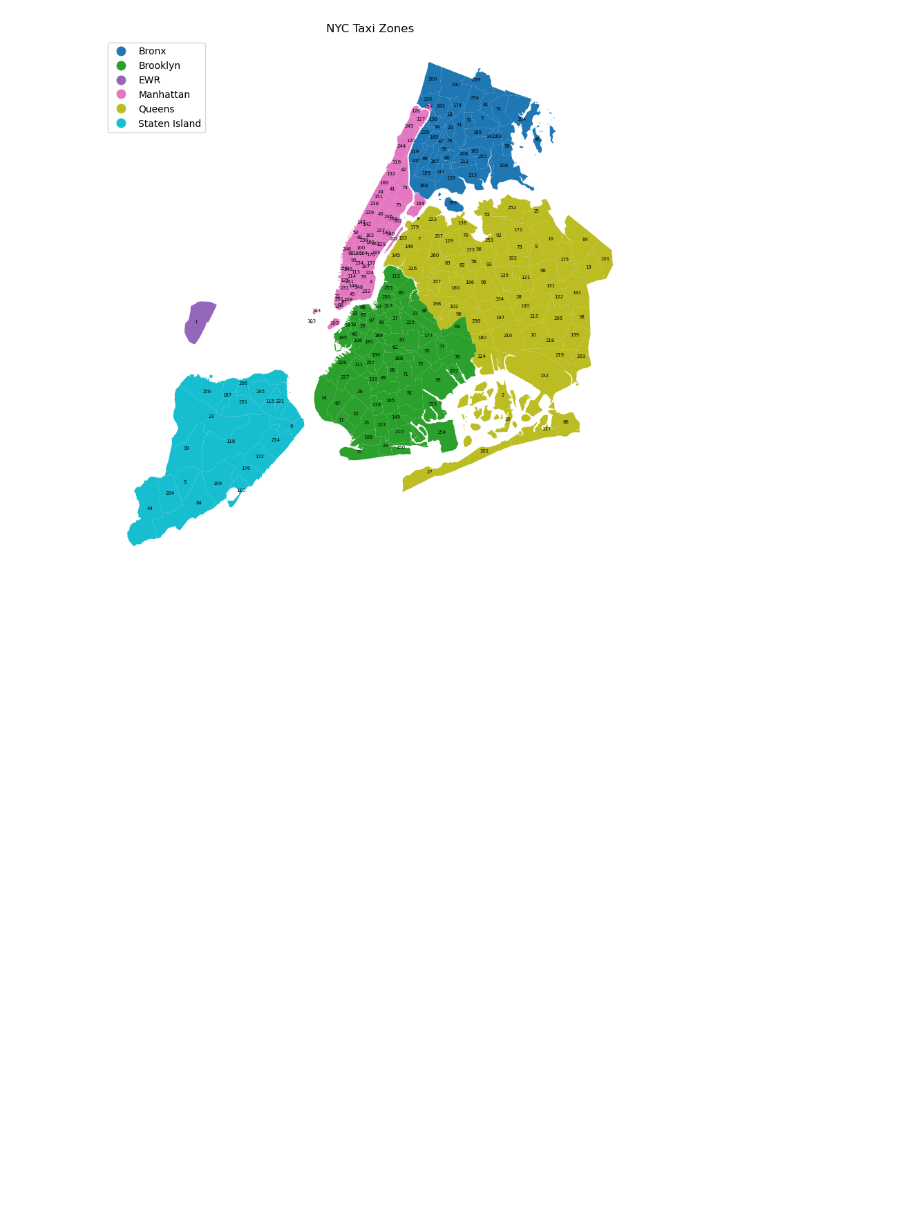
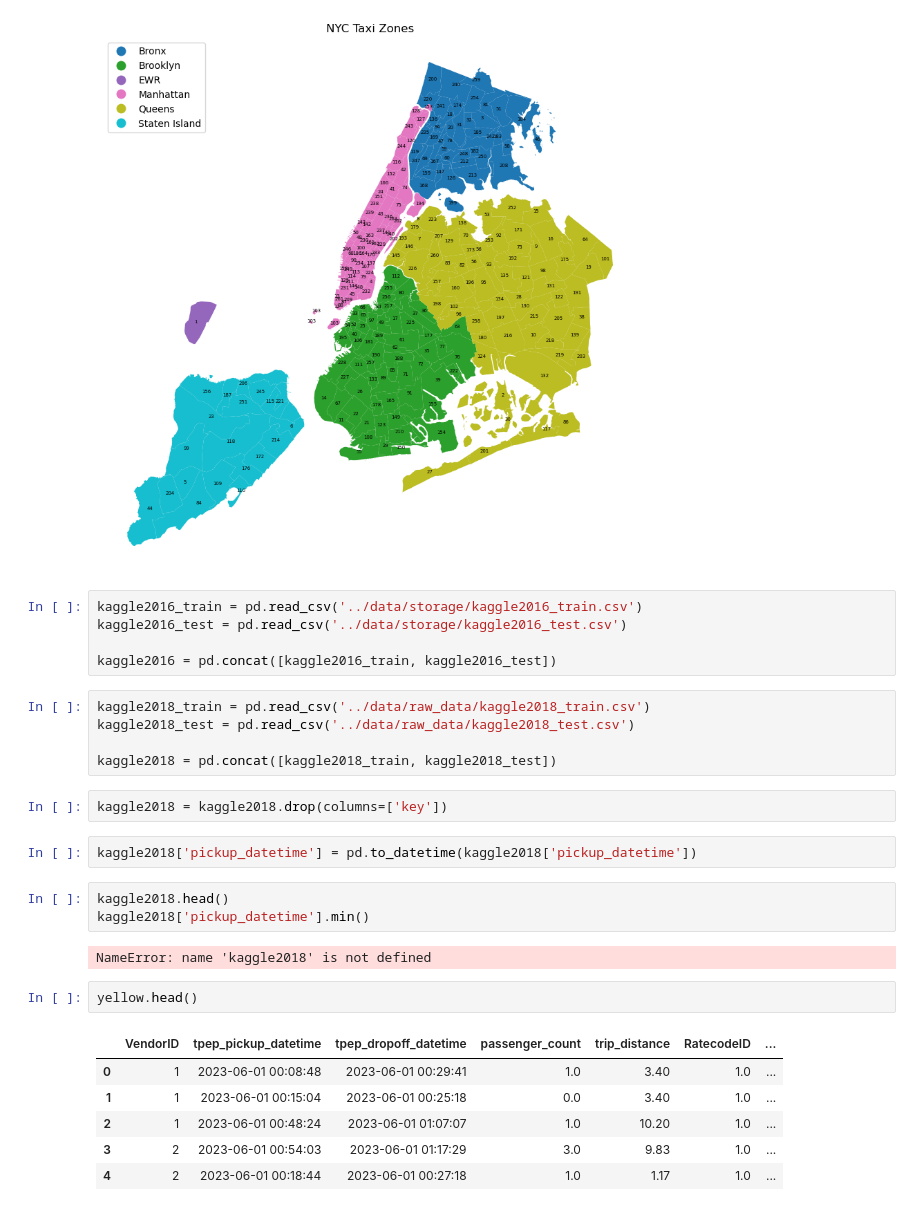
Before and after one commit to mwshumway/nyc_taxi, a Jupyter notebook: analysis/eda.ipynb, the cells around one changed output. Saved outputs shown, nothing was run; the diff lists cells and outputs as text; blank space fills up the shorter version.

```diff
--- a/analysis/eda.ipynb
+++ b/analysis/eda.ipynb
@@ -73,3 +94,31 @@ plt.axis('off')  # Turn off the axis
 plt.show()
 # %% [output]
 [figure]
+# %%
+kaggle2016_train = pd.read_csv('../data/storage/kaggle2016_train.csv')
+kaggle2016_test = pd.read_csv('../data/storage/kaggle2016_test.csv')
+
+kaggle2016 = pd.concat([kaggle2016_train, kaggle2016_test])
+# %%
+kaggle2018_train = pd.read_csv('../data/raw_data/kaggle2018_train.csv')
+kaggle2018_test = pd.read_csv('../data/raw_data/kaggle2018_test.csv')
+
+kaggle2018 = pd.concat([kaggle2018_train, kaggle2018_test])
+# %%
+kaggle2018 = kaggle2018.drop(columns=['key'])
+# %%
+kaggle2018['pickup_datetime'] = pd.to_datetime(kaggle2018['pickup_datetime'])
+# %%
+kaggle2018.head()
+kaggle2018['pickup_datetime'].min()
+# %% [output]
+NameError: name 'kaggle2018' is not defined
+# %%
+yellow.head()
+# %% [output]
+|  | VendorID | tpep_pickup_datetime | tpep_dropoff_datetime | passenger_count | trip_distance | RatecodeID | ... |
+| 0 | 1 | 2023-06-01 00:08:48 | 2023-06-01 00:29:41 | 1.0 | 3.40 | 1.0 | ... |
+| 1 | 1 | 2023-06-01 00:15:04 | 2023-06-01 00:25:18 | 0.0 | 3.40 | 1.0 | ... |
+| 2 | 1 | 2023-06-01 00:48:24 | 2023-06-01 01:07:07 | 1.0 | 10.20 | 1.0 | ... |
+| 3 | 2 | 2023-06-01 00:54:03 | 2023-06-01 01:17:29 | 3.0 | 9.83 | 1.0 | ... |
+| 4 | 2 | 2023-06-01 00:18:44 | 2023-06-01 00:27:18 | 1.0 | 1.17 | 1.0 | ... |
```
Also changed, not shown: parts of 8 cells of this notebook, 3 other files.
